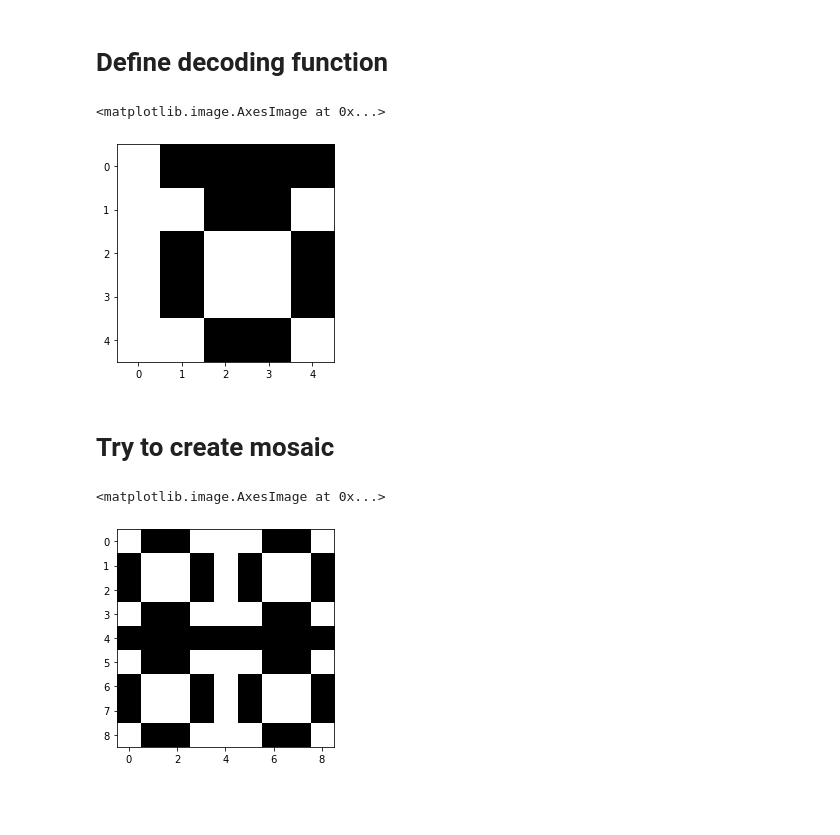
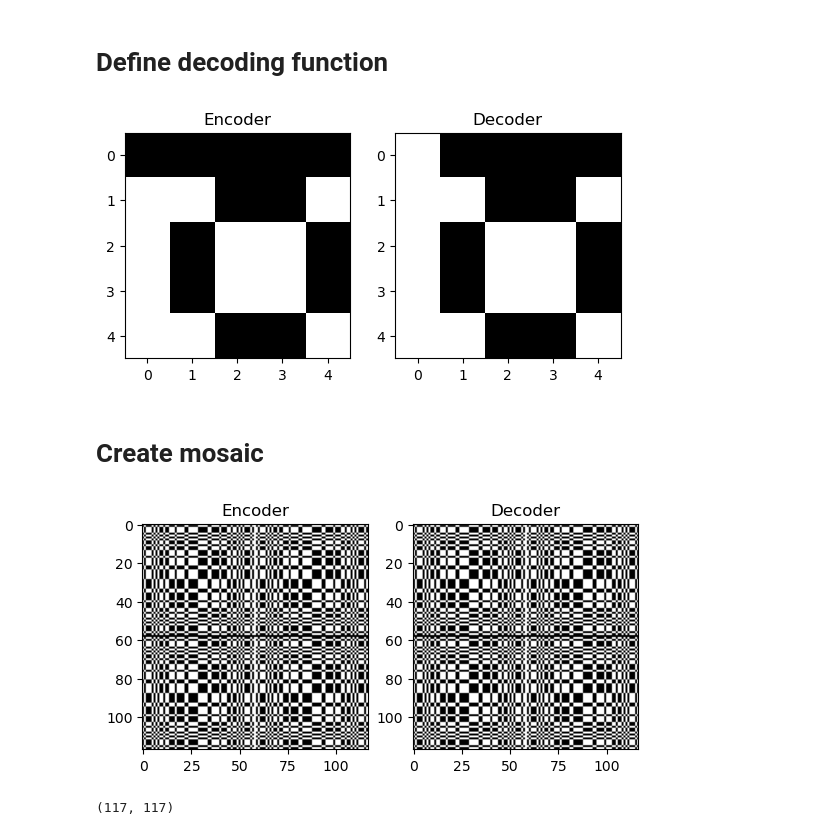
Before and after one commit to jornelasmunoz/UCM_Undergraduate_Research, a Jupyter notebook: jornelasmunoz/notebooks/Generate MURA.ipynb, the cells around one changed output. Drawn from its saved outputs; the diff is of its cells as text; code cells hidden in the pictures; blank space fills up the shorter version.

Commit message:
fixed the decoding patter G because loop wasnt going to minus one statement. Also tried different p sizes to get D and S_hat. Those are not working, but the delta looks good for large enough p

```diff
--- a/jornelasmunoz/notebooks/Generate MURA.ipynb
+++ b/jornelasmunoz/notebooks/Generate MURA.ipynb
@@ -113,25 +112,50 @@ def create_decoding_arr(A):
                 G[i,j] = 1
             elif (A[i,j] == 1 and (i + j) != 0):
                 G[i,j] = 1
-            elif (A[i,j] == 1 and (i + j) != 0):
+            elif (A[i,j] == 0 and (i + j) != 0):
                 G[i,j] = -1
 
+
     return G
-# %%
-G = create_decoding_arr(A)
-plt.imshow(G, cmap='gray')
-# %% [output]
-<matplotlib.image.AxesImage at 0x...>
-[figure, removed]
+# %%
+p = 5 # size of array
+A = create_binary_aperture_arr(p)
+G = create_decoding_arr(A)
+
+fig, axs = plt.subplots(1,2)
+axs = axs.ravel()
+axs[0].imshow(A, cmap='gray')
+axs[1].imshow(G, cmap='gray')
+axs[0].set_title("Encoder")
+axs[1].set_title("Decoder")
+plt.show()
+# %% [output]
+[figure, new version]
 # %% [markdown]
-# Try to create mosaic
+# Create mosaic
 # %%
-p = 5 # size of array
+p = 59 # size of array
+# First, create A and G
 A = create_binary_aperture_arr(p)
 G = create_decoding_arr(A)
+
+# Make mosaic by stacking matrix horizontally and then vertically
 h_stack = np.concatenate((A,A), axis=1)
 v_stack = np.concatenate((h_stack, h_stack), axis=0)
-plt.imshow(v_stack[1:,1:], cmap='gray')
+
+# cut out top and left edges (not needed)
+encoder = v_stack[1:,1:]
+decoder = create_decoding_arr(encoder)
+
+fig, axs = plt.subplots(1,2)
+axs = axs.ravel()
+axs[0].imshow(encoder, cmap='gray')
+axs[1].imshow(decoder, cmap='gray')
+axs[0].set_title("Encoder")
+axs[1].set_title("Decoder")
+plt.show()
+
+print(encoder.shape)
 # %% [output]
+[figure, new version]
-<matplotlib.image.AxesImage at 0x...>
+(117, 117)
-[figure, old version]
```
Also changed, not shown: parts of 14 cells of this notebook.
